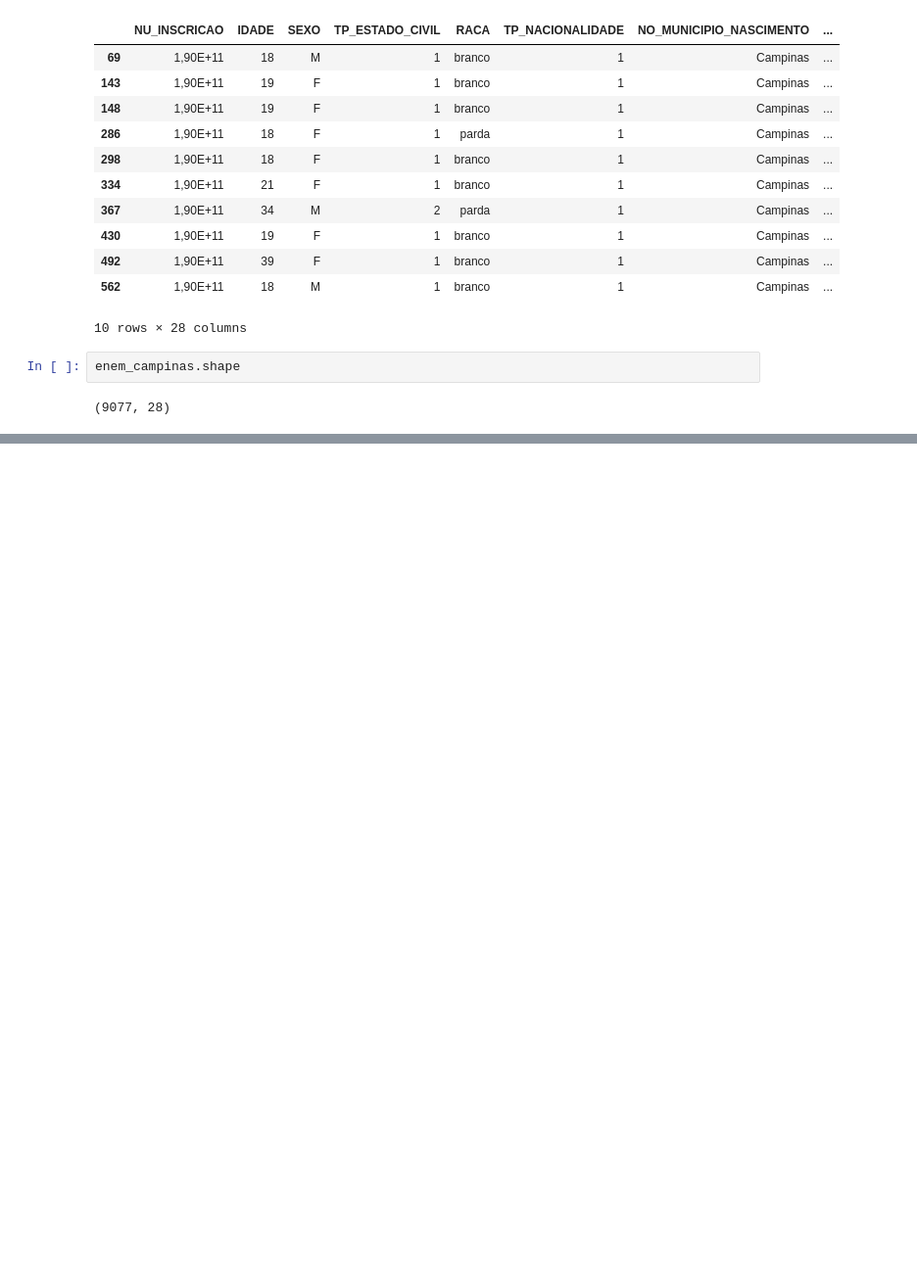
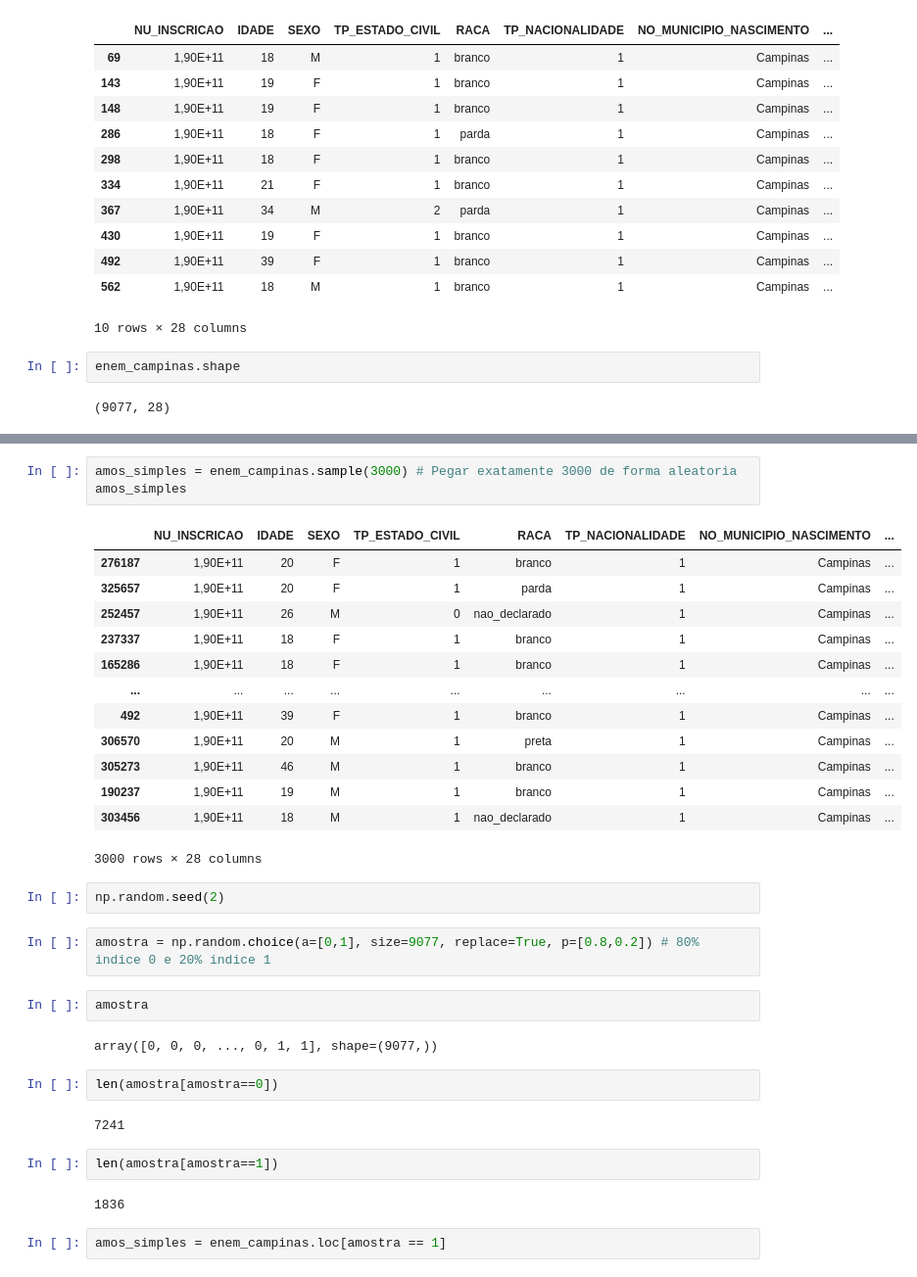
Before and after one commit to arthurresendes/Estatistica-aplicada, a Jupyter notebook: Enem/amostragem.ipynb, the cells around one changed output, grey strips where cells are left out. Shown at 98% size. Saved outputs shown, nothing was run; the diff lists cells and outputs as text; blank space fills up the shorter version.

```diff
--- a/Enem/amostragem.ipynb
+++ b/Enem/amostragem.ipynb
@@ -35,0 +55,35 @@ enem_campinas.shape
+# %%
+amos_simples = enem_campinas.sample(3000) # Pegar exatamente 3000 de forma aleatoria
+amos_simples
+# %% [output]
+|  | NU_INSCRICAO | IDADE | SEXO | TP_ESTADO_CIVIL | RACA | TP_NACIONALIDADE | NO_MUNICIPIO_NASCIMENTO | ... |
+| 276187 | 1,90E+11 | 20 | F | 1 | branco | 1 | Campinas | ... |
+| 325657 | 1,90E+11 | 20 | F | 1 | parda | 1 | Campinas | ... |
+| 252457 | 1,90E+11 | 26 | M | 0 | nao_declarado | 1 | Campinas | ... |
+| 237337 | 1,90E+11 | 18 | F | 1 | branco | 1 | Campinas | ... |
+| 165286 | 1,90E+11 | 18 | F | 1 | branco | 1 | Campinas | ... |
+| ... | ... | ... | ... | ... | ... | ... | ... | ... |
+| 492 | 1,90E+11 | 39 | F | 1 | branco | 1 | Campinas | ... |
+| 306570 | 1,90E+11 | 20 | M | 1 | preta | 1 | Campinas | ... |
+| 305273 | 1,90E+11 | 46 | M | 1 | branco | 1 | Campinas | ... |
+| 190237 | 1,90E+11 | 19 | M | 1 | branco | 1 | Campinas | ... |
+| 303456 | 1,90E+11 | 18 | M | 1 | nao_declarado | 1 | Campinas | ... |
+3000 rows × 28 columns
+# %%
+np.random.seed(2)
+# %%
+amostra = np.random.choice(a=[0,1], size=9077, replace=True, p=[0.8,0.2]) # 80% indice 0 e 20% indice 1
+# %%
+amostra
+# %% [output]
+array([0, 0, 0, ..., 0, 1, 1], shape=(9077,))
+# %%
+len(amostra[amostra==0])
+# %% [output]
+7241
+# %%
+len(amostra[amostra==1])
+# %% [output]
+1836
+# %%
+amos_simples = enem_campinas.loc[amostra == 1]
```
Also changed, not shown: parts of 16 cells of this notebook.
